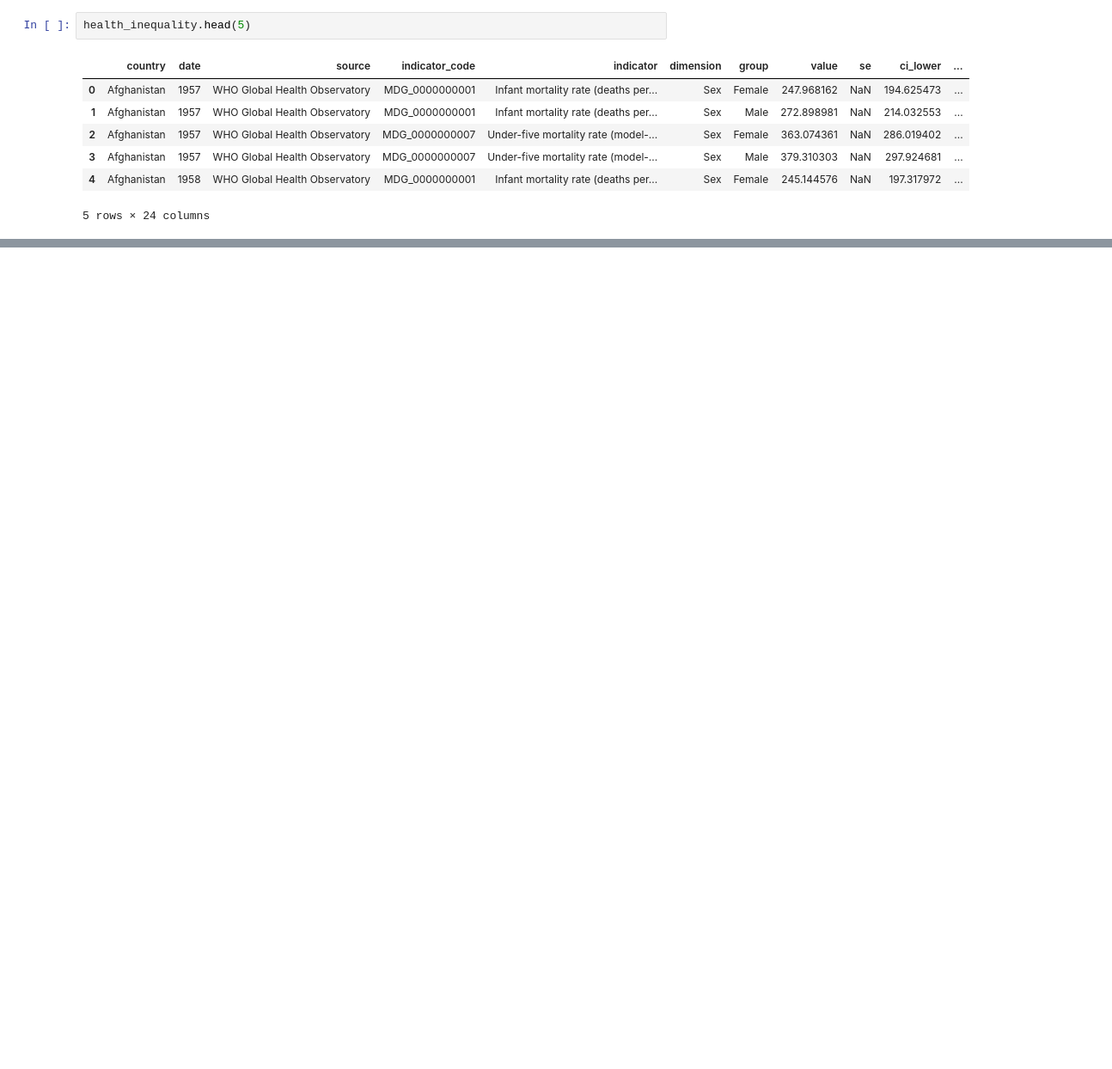
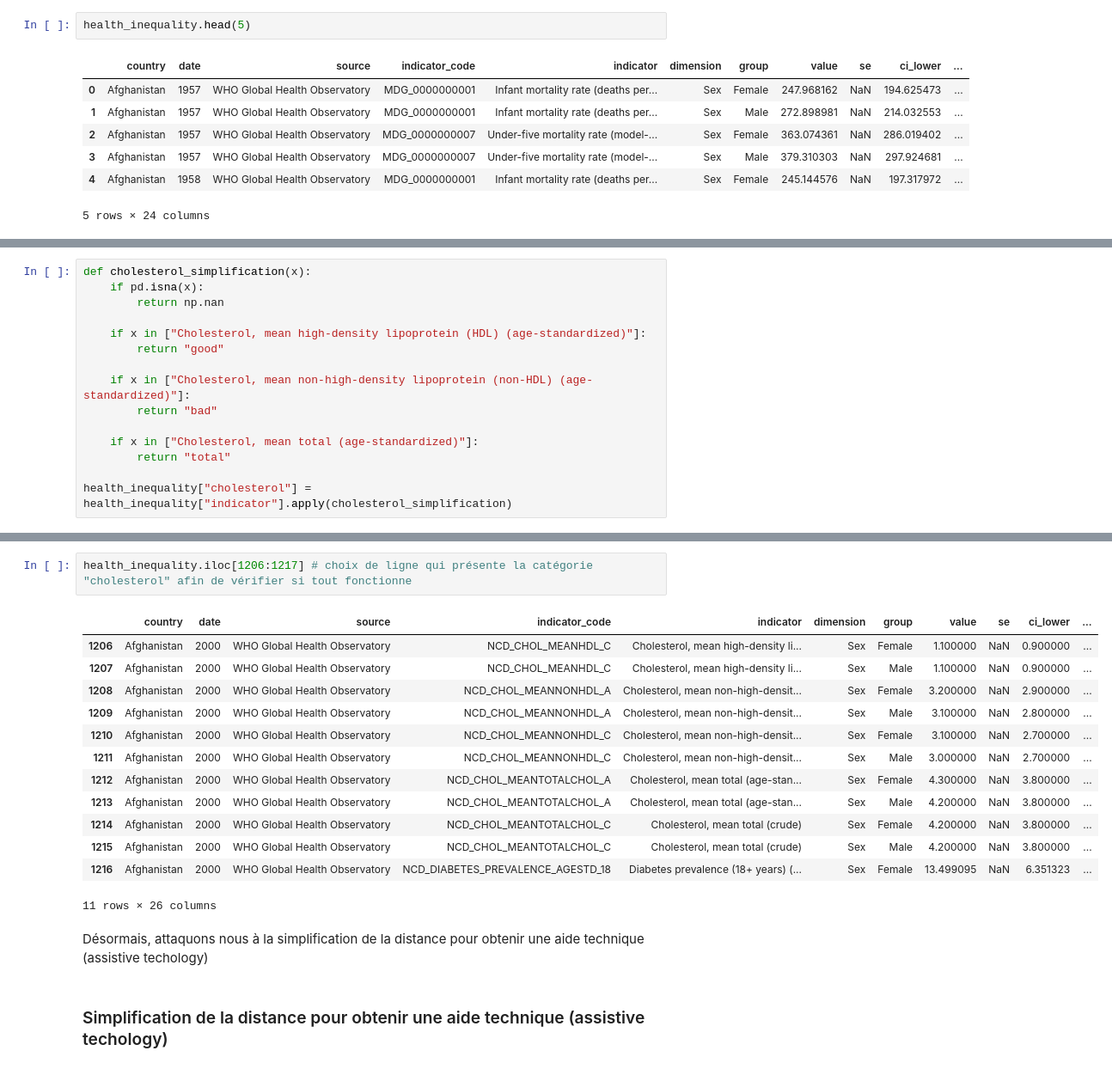
Before and after one commit to Marie-AnneRandria/Projet-Esperance-de-vie-8PRO408, a Jupyter notebook: cleaning_datasets.ipynb, the cells around one changed output, grey strips where cells are left out. Shown at 86% size. Cells and saved outputs as stored; diff of their text form; blank space fills up the shorter version.

```diff
--- a/cleaning_datasets.ipynb
+++ b/cleaning_datasets.ipynb
@@ -324,0 +446,15 @@ health_inequality.head(5)
+# %%
+def cholesterol_simplification(x):
+    if pd.isna(x):
+        return np.nan
+
+    if x in ["Cholesterol, mean high-density lipoprotein (HDL) (age-standardized)"]:
+        return "good"
+
+    if x in ["Cholesterol, mean non-high-density lipoprotein (non-HDL) (age-standardized)"]:
+        return "bad"
+
+    if x in ["Cholesterol, mean total (age-standardized)"]:
+        return "total"
+
+health_inequality["cholesterol"] = health_inequality["indicator"].apply(cholesterol_simplification)
@@ -324,0 +471,20 @@ health_inequality.head(5)
+# %%
+health_inequality.iloc[1206:1217] # choix de ligne qui présente la catégorie "cholesterol" afin de vérifier si tout fonctionne
+# %% [output]
+|  | country | date | source | indicator_code | indicator | dimension | group | value | se | ci_lower | ... |
+| 1206 | Afghanistan | 2000 | WHO Global Health Observatory | NCD_CHOL_MEANHDL_C | Cholesterol, mean high-density li... | Sex | Female | 1.100000 | NaN | 0.900000 | ... |
+| 1207 | Afghanistan | 2000 | WHO Global Health Observatory | NCD_CHOL_MEANHDL_C | Cholesterol, mean high-density li... | Sex | Male | 1.100000 | NaN | 0.900000 | ... |
+| 1208 | Afghanistan | 2000 | WHO Global Health Observatory | NCD_CHOL_MEANNONHDL_A | Cholesterol, mean non-high-densit... | Sex | Female | 3.200000 | NaN | 2.900000 | ... |
+| 1209 | Afghanistan | 2000 | WHO Global Health Observatory | NCD_CHOL_MEANNONHDL_A | Cholesterol, mean non-high-densit... | Sex | Male | 3.100000 | NaN | 2.800000 | ... |
+| 1210 | Afghanistan | 2000 | WHO Global Health Observatory | NCD_CHOL_MEANNONHDL_C | Cholesterol, mean non-high-densit... | Sex | Female | 3.100000 | NaN | 2.700000 | ... |
+| 1211 | Afghanistan | 2000 | WHO Global Health Observatory | NCD_CHOL_MEANNONHDL_C | Cholesterol, mean non-high-densit... | Sex | Male | 3.000000 | NaN | 2.700000 | ... |
+| 1212 | Afghanistan | 2000 | WHO Global Health Observatory | NCD_CHOL_MEANTOTALCHOL_A | Cholesterol, mean total (age-stan... | Sex | Female | 4.300000 | NaN | 3.800000 | ... |
+| 1213 | Afghanistan | 2000 | WHO Global Health Observatory | NCD_CHOL_MEANTOTALCHOL_A | Cholesterol, mean total (age-stan... | Sex | Male | 4.200000 | NaN | 3.800000 | ... |
+| 1214 | Afghanistan | 2000 | WHO Global Health Observatory | NCD_CHOL_MEANTOTALCHOL_C | Cholesterol, mean total (crude) | Sex | Female | 4.200000 | NaN | 3.800000 | ... |
+| 1215 | Afghanistan | 2000 | WHO Global Health Observatory | NCD_CHOL_MEANTOTALCHOL_C | Cholesterol, mean total (crude) | Sex | Male | 4.200000 | NaN | 3.800000 | ... |
+| 1216 | Afghanistan | 2000 | WHO Global Health Observatory | NCD_DIABETES_PREVALENCE_AGESTD_18 | Diabetes prevalence (18+ years) (... | Sex | Female | 13.499095 | NaN | 6.351323 | ... |
+11 rows × 26 columns
+# %% [markdown]
+Désormais, attaquons nous à la simplification de la distance pour obtenir une aide technique (assistive techology)
+# %% [markdown]
+### Simplification de la distance pour obtenir une aide technique (assistive techology)
```
Also changed, not shown: parts of 15 cells of this notebook, 1 other file.
